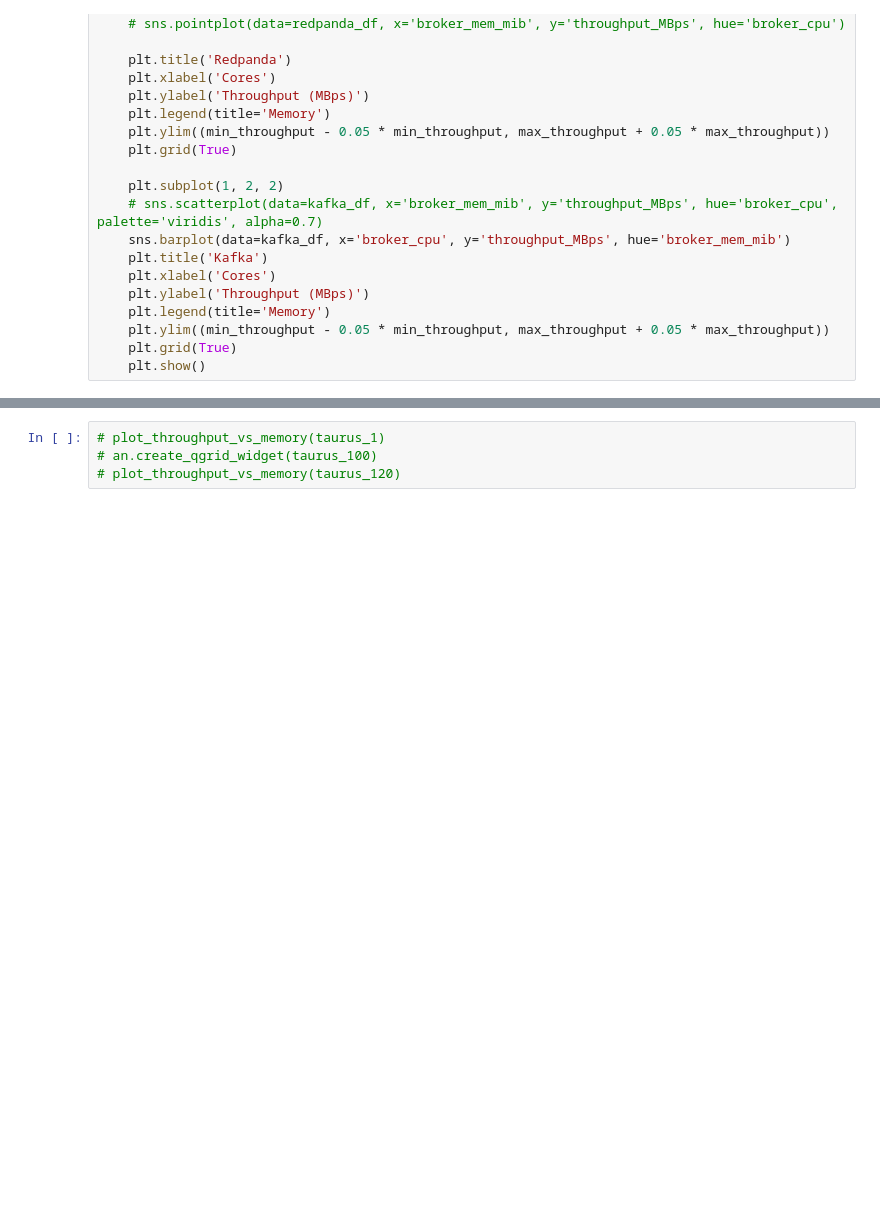
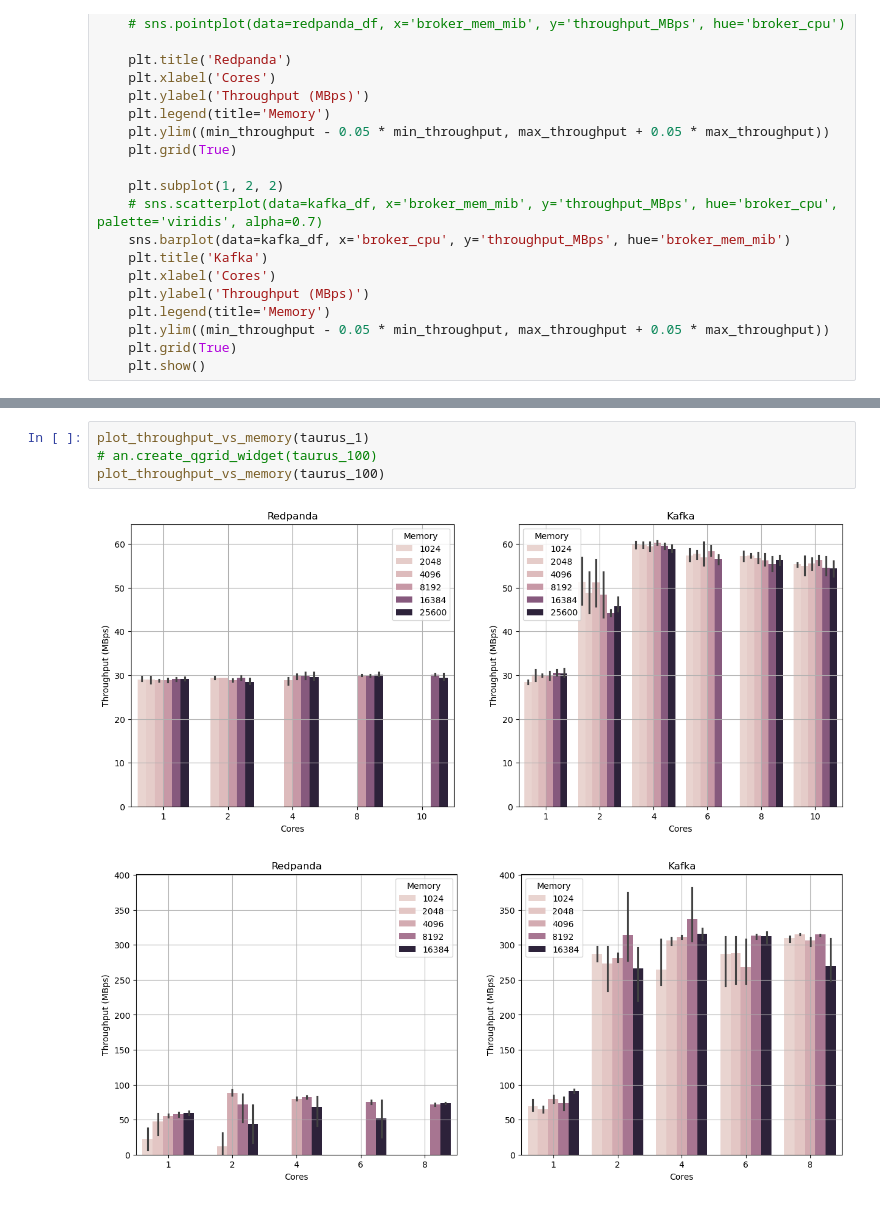
Before and after one commit to stream-energy/greenflow, a Jupyter notebook: plots/1-cpu-mem-tput.ipynb, the cells around one changed output, grey strips where cells are left out. Saved outputs shown, nothing was run; the diff lists cells and outputs as text; blank space fills up the shorter version.

```diff
--- a/plots/1-cpu-mem-tput.ipynb
+++ b/plots/1-cpu-mem-tput.ipynb
@@ -94,4 +103,7 @@ plot_throughput_vs_memory(ovhnvme_100)
 # %%
-# plot_throughput_vs_memory(taurus_1)
+plot_throughput_vs_memory(taurus_1)
 # an.create_qgrid_widget(taurus_100)
-# plot_throughput_vs_memory(taurus_120)
+plot_throughput_vs_memory(taurus_100)
+# %% [output]
+[figure, added]
+[figure, added]
```
Also changed, not shown: parts of 4 cells of this notebook, 7 other files.
